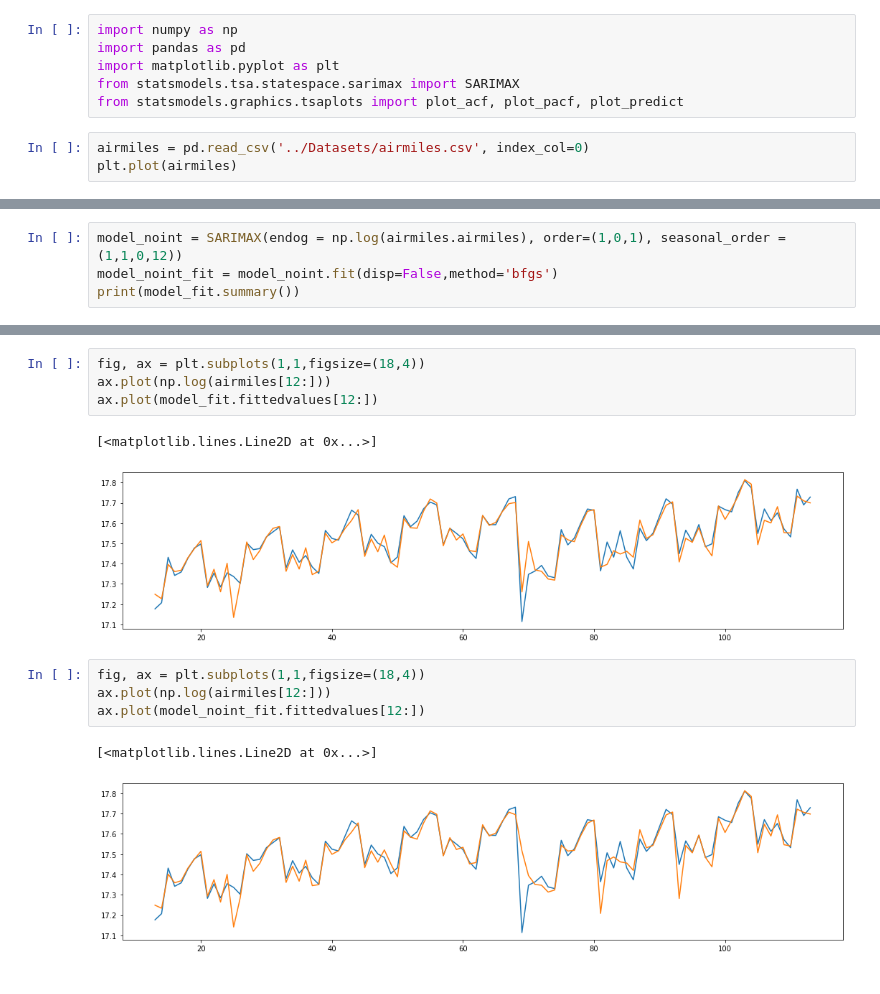
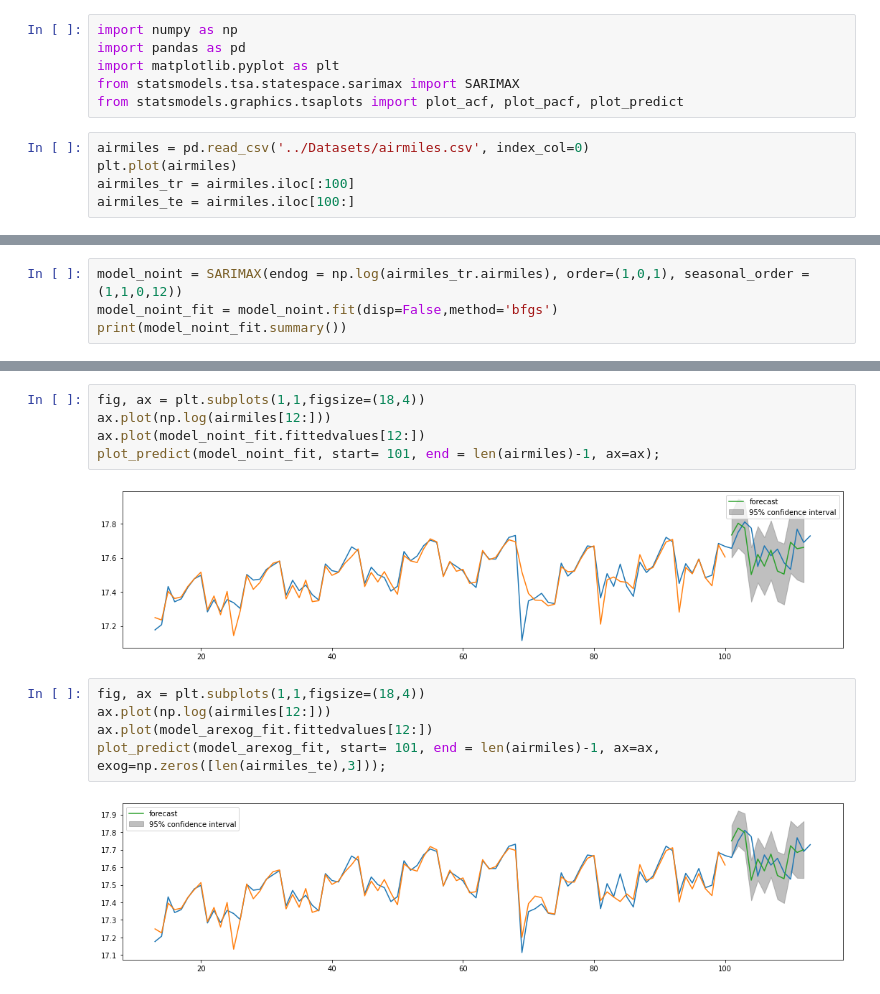
Before and after one commit to charlieromano/TimeSeries, a Jupyter notebook: Scripts/intervention_analysis.ipynb, the cells around one changed output, grey strips where cells are left out. Saved outputs shown, nothing was run; the diff lists cells and outputs as text.

```diff
--- a/Scripts/intervention_analysis.ipynb
+++ b/Scripts/intervention_analysis.ipynb
@@ -7,4 +7,6 @@ from statsmodels.graphics.tsaplots import plot_acf, plot_pacf, plot_predict
 # %%
 airmiles = pd.read_csv('../Datasets/airmiles.csv', index_col=0)
 plt.plot(airmiles)
+airmiles_tr = airmiles.iloc[:100]
+airmiles_te = airmiles.iloc[100:]
 # %% [output]
@@ -54,9 +50,9 @@ Covariance Type:                               opg
 Warnings:
 [1] Covariance matrix calculated using the outer product of gradients (complex-step).
 # %%
-model_noint = SARIMAX(endog = np.log(airmiles.airmiles), order=(1,0,1), seasonal_order = (1,1,0,12))
+model_noint = SARIMAX(endog = np.log(airmiles_tr.airmiles), order=(1,0,1), seasonal_order = (1,1,0,12))
 model_noint_fit = model_noint.fit(disp=False,method='bfgs')
-print(model_fit.summary())
+print(model_noint_fit.summary())
 # %% [output]
                                       SARIMAX Results
 ===========================================================================================
@@ -105,14 +108,14 @@ Warnings:
 # %%
 fig, ax = plt.subplots(1,1,figsize=(18,4))
 ax.plot(np.log(airmiles[12:]))
-ax.plot(model_fit.fittedvalues[12:])
+ax.plot(model_noint_fit.fittedvalues[12:])
+plot_predict(model_noint_fit, start= 101, end = len(airmiles)-1, ax=ax);
 # %% [output]
-[<matplotlib.lines.Line2D at 0x...>]
-[figure, old version]
+[figure, new version]
 # %%
 fig, ax = plt.subplots(1,1,figsize=(18,4))
 ax.plot(np.log(airmiles[12:]))
-ax.plot(model_noint_fit.fittedvalues[12:])
+ax.plot(model_arexog_fit.fittedvalues[12:])
+plot_predict(model_arexog_fit, start= 101, end = len(airmiles)-1, ax=ax, exog=np.zeros([len(airmiles_te),3]));
 # %% [output]
-[<matplotlib.lines.Line2D at 0x...>]
-[figure, old version]
+[figure, new version]
```
Also changed, not shown: parts of 9 cells of this notebook.
